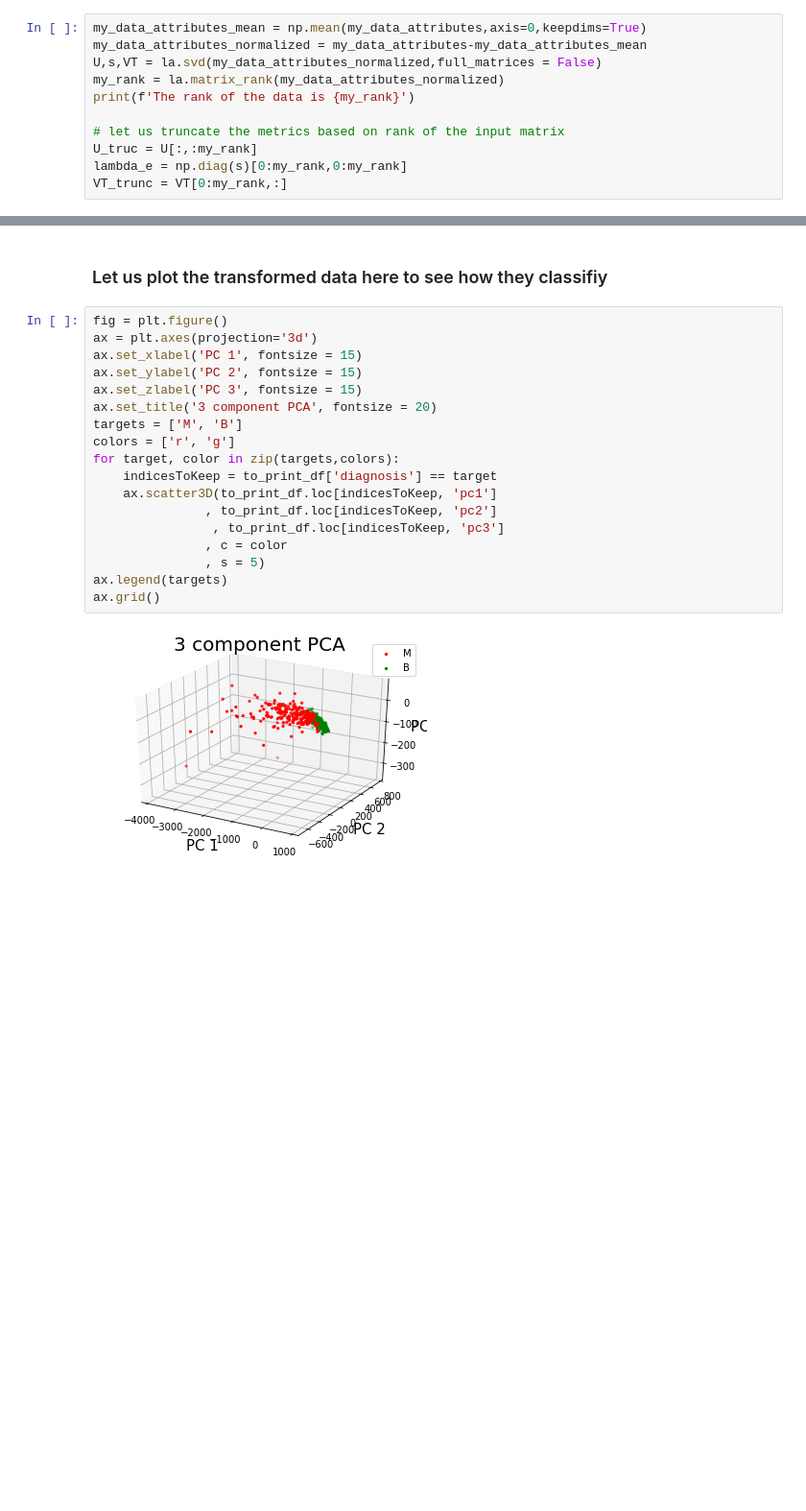
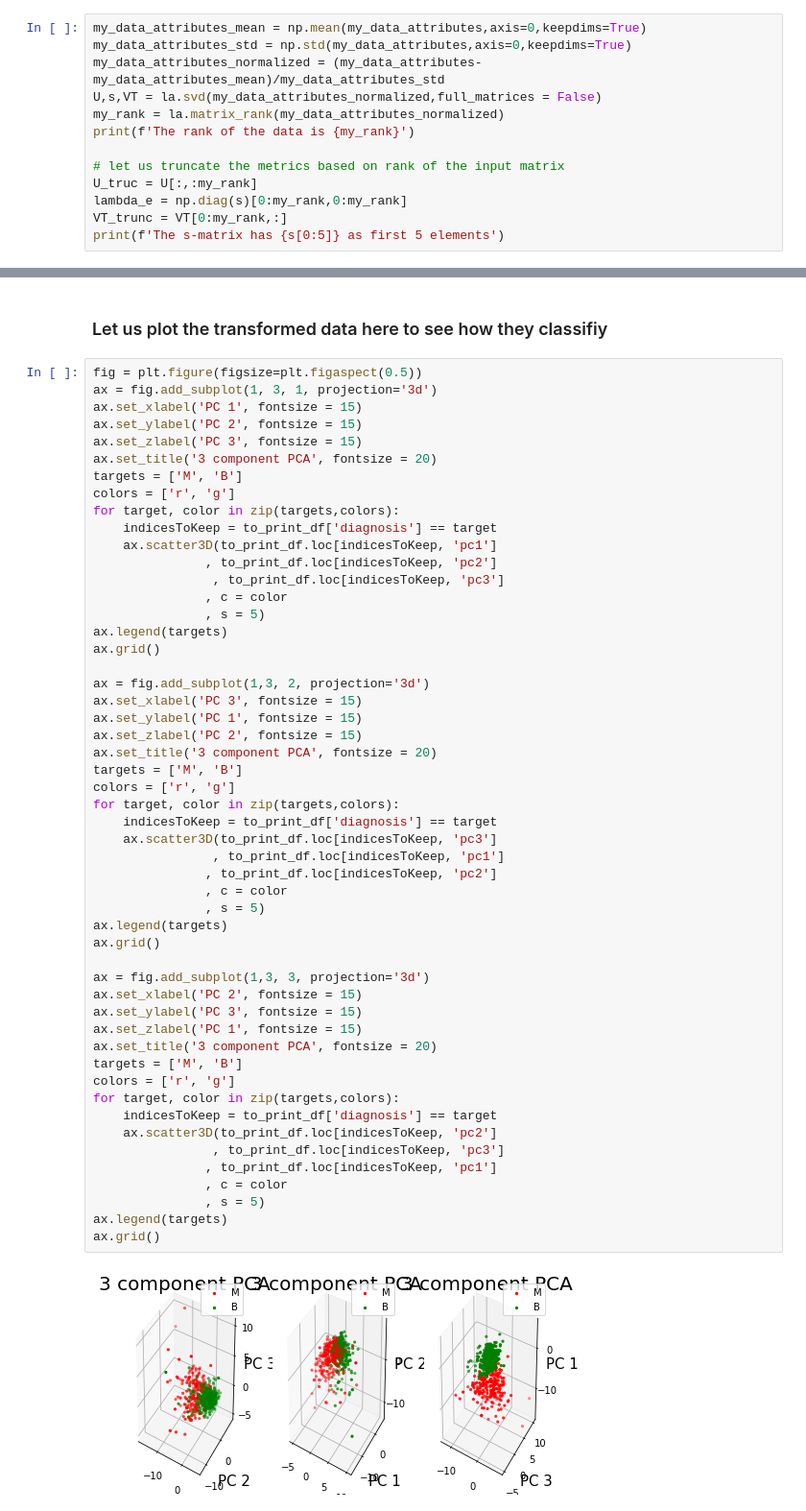
Before and after one commit to sickRanchez-c137/BreastCancerDataAnalysis, a Jupyter notebook: BreastCancerDataAnalysis.ipynb, the cells around one changed output, grey strips where cells are left out. Shown at 96% size. Cells and saved outputs as stored; diff of their text form; blank space fills up the shorter version.

```diff
--- a/BreastCancerDataAnalysis.ipynb
+++ b/BreastCancerDataAnalysis.ipynb
@@ -137,7 +137,8 @@ The correlation matrix computed as (30, 30) matrix
 For dimensinality reduction, although there is a library available, we will use the technique taught to us, ie. using SVD technique.
 # %%
 my_data_attributes_mean = np.mean(my_data_attributes,axis=0,keepdims=True)
-my_data_attributes_normalized = my_data_attributes-my_data_attributes_mean
+my_data_attributes_std = np.std(my_data_attributes,axis=0,keepdims=True)
+my_data_attributes_normalized = (my_data_attributes-my_data_attributes_mean)/my_data_attributes_std
 U,s,VT = la.svd(my_data_attributes_normalized,full_matrices = False)
 my_rank = la.matrix_rank(my_data_attributes_normalized)
 print(f'The rank of the data is {my_rank}')
@@ -146,5 +147,6 @@ print(f'The rank of the data is {my_rank}')
 U_truc = U[:,:my_rank]
 lambda_e = np.diag(s)[0:my_rank,0:my_rank]
 VT_trunc = VT[0:my_rank,:]
+print(f'The s-matrix has {s[0:5]} as first 5 elements')
 # %% [output]
 The rank of the data is 30
@@ -179,22 +192,56 @@ print(f'3 principal components represent {variance*100}% of the variation in dat
 # %% [markdown]
 ### Let us plot the transformed data here to see how they classifiy
 # %%
-fig = plt.figure()
-ax = plt.axes(projection='3d')
+fig = plt.figure(figsize=plt.figaspect(0.5))
+ax = fig.add_subplot(1, 3, 1, projection='3d')
 ax.set_xlabel('PC 1', fontsize = 15)
 ax.set_ylabel('PC 2', fontsize = 15)
 ax.set_zlabel('PC 3', fontsize = 15)
 ax.set_title('3 component PCA', fontsize = 20)
 targets = ['M', 'B']
 colors = ['r', 'g']
 for target, color in zip(targets,colors):
     indicesToKeep = to_print_df['diagnosis'] == target
     ax.scatter3D(to_print_df.loc[indicesToKeep, 'pc1']
                , to_print_df.loc[indicesToKeep, 'pc2']
                 , to_print_df.loc[indicesToKeep, 'pc3']
                , c = color
                , s = 5)
 ax.legend(targets)
 ax.grid()
+
+ax = fig.add_subplot(1,3, 2, projection='3d')
+ax.set_xlabel('PC 3', fontsize = 15)
+ax.set_ylabel('PC 1', fontsize = 15)
+ax.set_zlabel('PC 2', fontsize = 15)
+ax.set_title('3 component PCA', fontsize = 20)
+targets = ['M', 'B']
+colors = ['r', 'g']
+for target, color in zip(targets,colors):
+    indicesToKeep = to_print_df['diagnosis'] == target
+    ax.scatter3D(to_print_df.loc[indicesToKeep, 'pc3']
+                , to_print_df.loc[indicesToKeep, 'pc1']
+               , to_print_df.loc[indicesToKeep, 'pc2']
+               , c = color
+               , s = 5)
+ax.legend(targets)
+ax.grid()
+
+ax = fig.add_subplot(1,3, 3, projection='3d')
+ax.set_xlabel('PC 2', fontsize = 15)
+ax.set_ylabel('PC 3', fontsize = 15)
+ax.set_zlabel('PC 1', fontsize = 15)
+ax.set_title('3 component PCA', fontsize = 20)
+targets = ['M', 'B']
+colors = ['r', 'g']
+for target, color in zip(targets,colors):
+    indicesToKeep = to_print_df['diagnosis'] == target
+    ax.scatter3D(to_print_df.loc[indicesToKeep, 'pc2']
+                , to_print_df.loc[indicesToKeep, 'pc3']
+               , to_print_df.loc[indicesToKeep, 'pc1']
+               , c = color
+               , s = 5)
+ax.legend(targets)
+ax.grid()
 # %% [output]
-[figure, old version]
+[figure, new version]
```
Also changed, not shown: parts of 5 cells of this notebook.
